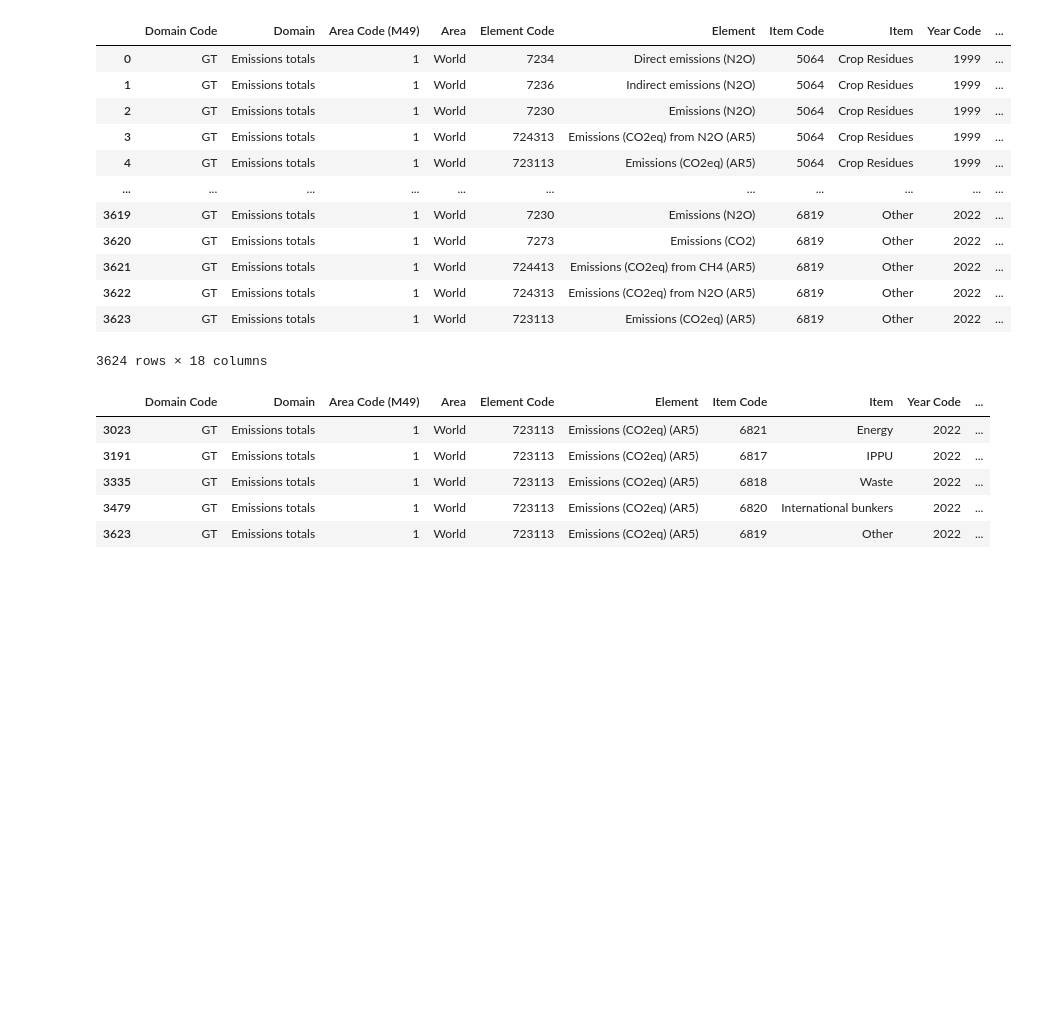
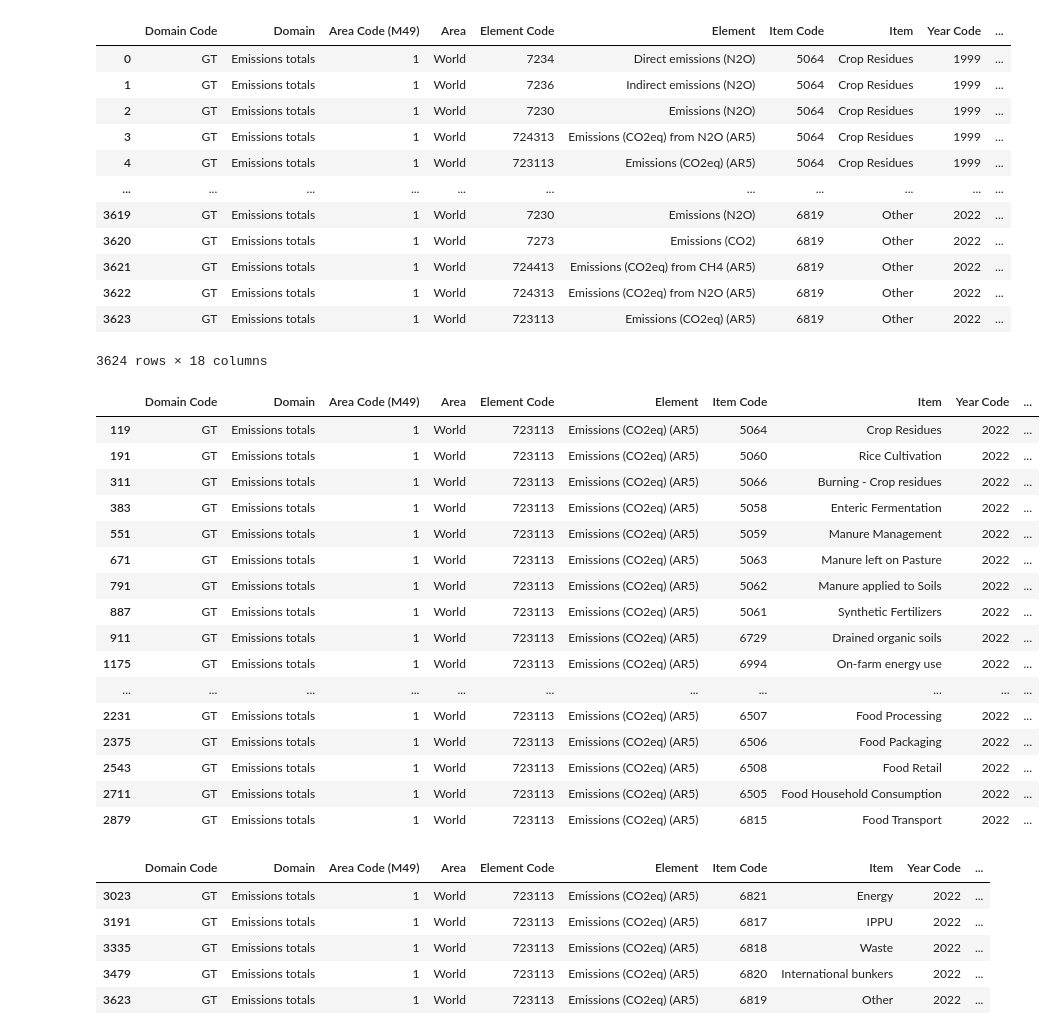
Before and after one commit to TCoaM/TrueCostOfAMeal, a Jupyter notebook: simo_notebook.ipynb, the cells around one changed output. Saved outputs shown, nothing was run; the diff lists cells and outputs as text; code cells hidden in the pictures; blank space fills up the shorter version.

```diff
--- a/simo_notebook.ipynb
+++ b/simo_notebook.ipynb
@@ -456,6 +456,26 @@ agriculture_sectors_emissions = fao_greenhouse_gas_emissions[(fao_greenhouse_gas
 agriculture_sectors_emissions = agriculture_sectors_emissions[~agriculture_sectors_emissions["Item"].isin(useless_drained_organic_soil)] # Pietro use this
 agriculture_sectors_emissions_values = agriculture_sectors_emissions["Value"].tolist()
 agriculture_sectors_emissions_items = agriculture_sectors_emissions["Item"].tolist()
+# %%
+agriculture_sectors_emissions # Pietro questo
+# %% [output]
+|  | Domain Code | Domain | Area Code (M49) | Area | Element Code | Element | Item Code | Item | Year Code | ... |
+| 119 | GT | Emissions totals | 1 | World | 723113 | Emissions (CO2eq) (AR5) | 5064 | Crop Residues | 2022 | ... |
+| 191 | GT | Emissions totals | 1 | World | 723113 | Emissions (CO2eq) (AR5) | 5060 | Rice Cultivation | 2022 | ... |
+| 311 | GT | Emissions totals | 1 | World | 723113 | Emissions (CO2eq) (AR5) | 5066 | Burning - Crop residues | 2022 | ... |
+| 383 | GT | Emissions totals | 1 | World | 723113 | Emissions (CO2eq) (AR5) | 5058 | Enteric Fermentation | 2022 | ... |
+| 551 | GT | Emissions totals | 1 | World | 723113 | Emissions (CO2eq) (AR5) | 5059 | Manure Management | 2022 | ... |
+| 671 | GT | Emissions totals | 1 | World | 723113 | Emissions (CO2eq) (AR5) | 5063 | Manure left on Pasture | 2022 | ... |
+| 791 | GT | Emissions totals | 1 | World | 723113 | Emissions (CO2eq) (AR5) | 5062 | Manure applied to Soils | 2022 | ... |
+| 887 | GT | Emissions totals | 1 | World | 723113 | Emissions (CO2eq) (AR5) | 5061 | Synthetic Fertilizers | 2022 | ... |
+| 911 | GT | Emissions totals | 1 | World | 723113 | Emissions (CO2eq) (AR5) | 6729 | Drained organic soils | 2022 | ... |
+| 1175 | GT | Emissions totals | 1 | World | 723113 | Emissions (CO2eq) (AR5) | 6994 | On-farm energy use | 2022 | ... |
+| ... | ... | ... | ... | ... | ... | ... | ... | ... | ... | ... |
+| 2231 | GT | Emissions totals | 1 | World | 723113 | Emissions (CO2eq) (AR5) | 6507 | Food Processing | 2022 | ... |
+| 2375 | GT | Emissions totals | 1 | World | 723113 | Emissions (CO2eq) (AR5) | 6506 | Food Packaging | 2022 | ... |
+| 2543 | GT | Emissions totals | 1 | World | 723113 | Emissions (CO2eq) (AR5) | 6508 | Food Retail | 2022 | ... |
+| 2711 | GT | Emissions totals | 1 | World | 723113 | Emissions (CO2eq) (AR5) | 6505 | Food Household Consumption | 2022 | ... |
+| 2879 | GT | Emissions totals | 1 | World | 723113 | Emissions (CO2eq) (AR5) | 6815 | Food Transport | 2022 | ... |
 # %%
 Other_sectors_emissions = fao_greenhouse_gas_emissions[(fao_greenhouse_gas_emissions["Category"] == "Other") &
                                                         (fao_greenhouse_gas_emissions["Area"] == "World") &
```
Also changed, not shown: parts of 10 cells of this notebook, 1 other file.
